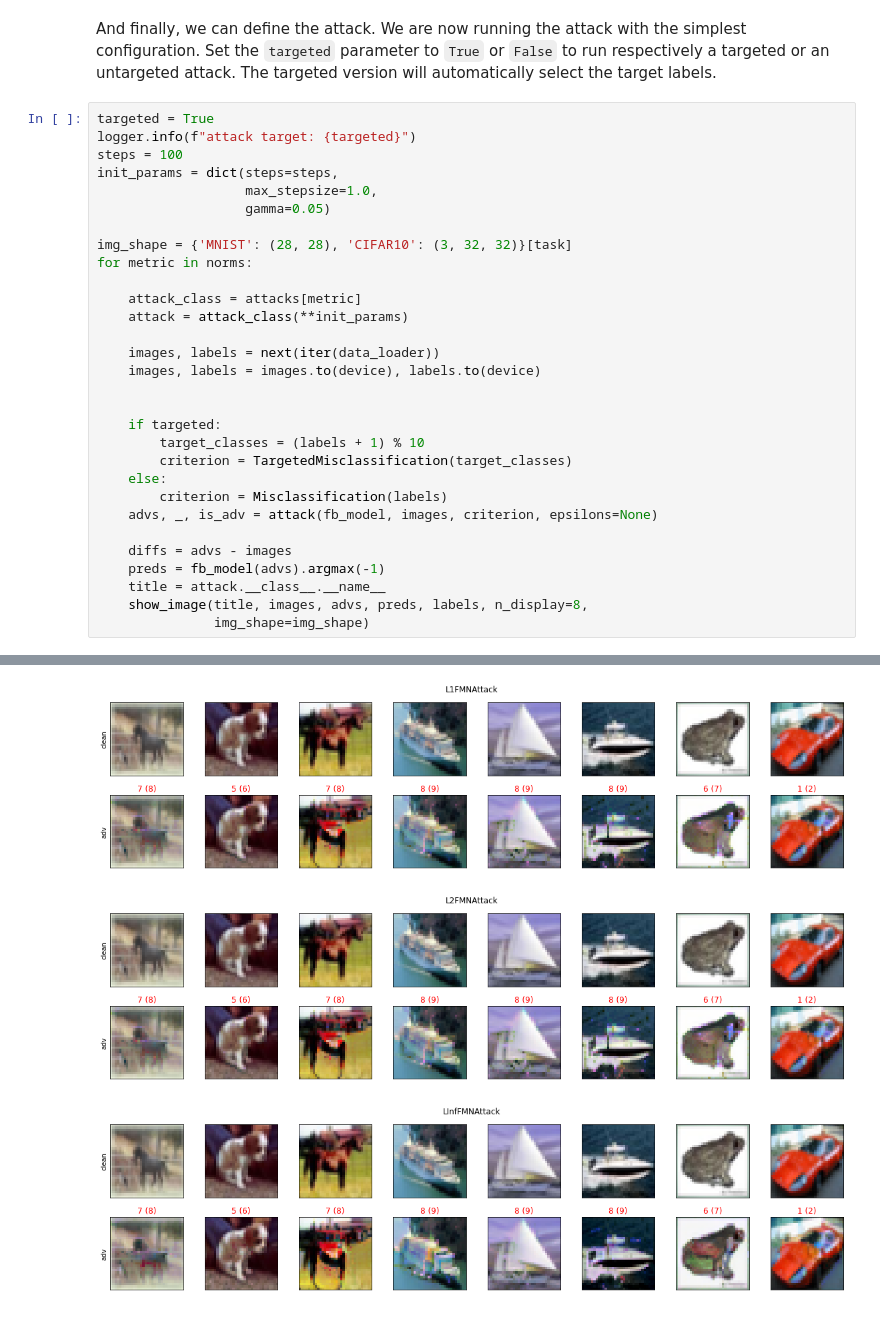
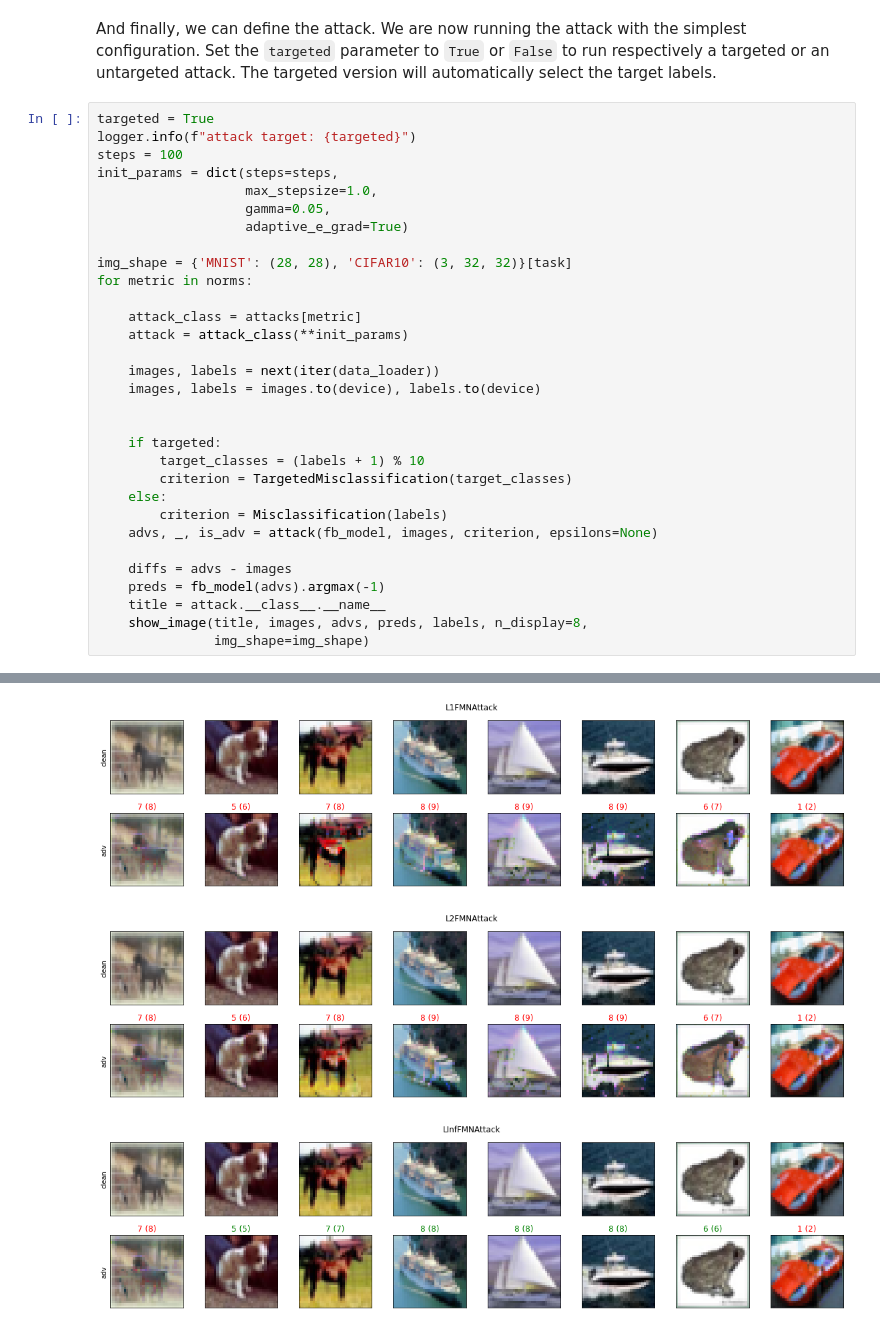
Before and after one commit to jybai/Fast-Minimum-Norm-FMN-Attack, a Jupyter notebook: src/fmn_demo.ipynb, the cells around one changed output, grey strips where cells are left out. Saved outputs shown, nothing was run; the diff lists cells and outputs as text.

Commit message:
feat: support adaptive eps grad

```diff
--- a/src/fmn_demo.ipynb
+++ b/src/fmn_demo.ipynb
@@ -103,33 +103,34 @@ targeted = True
 logger.info(f"attack target: {targeted}")
 steps = 100
 init_params = dict(steps=steps,
                    max_stepsize=1.0,
-                   gamma=0.05)
+                   gamma=0.05,
+                   adaptive_e_grad=True)
 
 img_shape = {'MNIST': (28, 28), 'CIFAR10': (3, 32, 32)}[task]
 for metric in norms:
 
     attack_class = attacks[metric]
     attack = attack_class(**init_params)
 
     images, labels = next(iter(data_loader))
     images, labels = images.to(device), labels.to(device)
 
 
     if targeted:
         target_classes = (labels + 1) % 10
         criterion = TargetedMisclassification(target_classes)
     else:
         criterion = Misclassification(labels)
     advs, _, is_adv = attack(fb_model, images, criterion, epsilons=None)
 
     diffs = advs - images
     preds = fb_model(advs).argmax(-1)
     title = attack.__class__.__name__
     show_image(title, images, advs, preds, labels, n_display=8,
                img_shape=img_shape)
 # %% [output]
 [figure]
 [figure]
-[figure, old version]
+[figure, new version]
-[figure, old version]
+[figure, new version]
```
Also changed, not shown: 1 other file.
